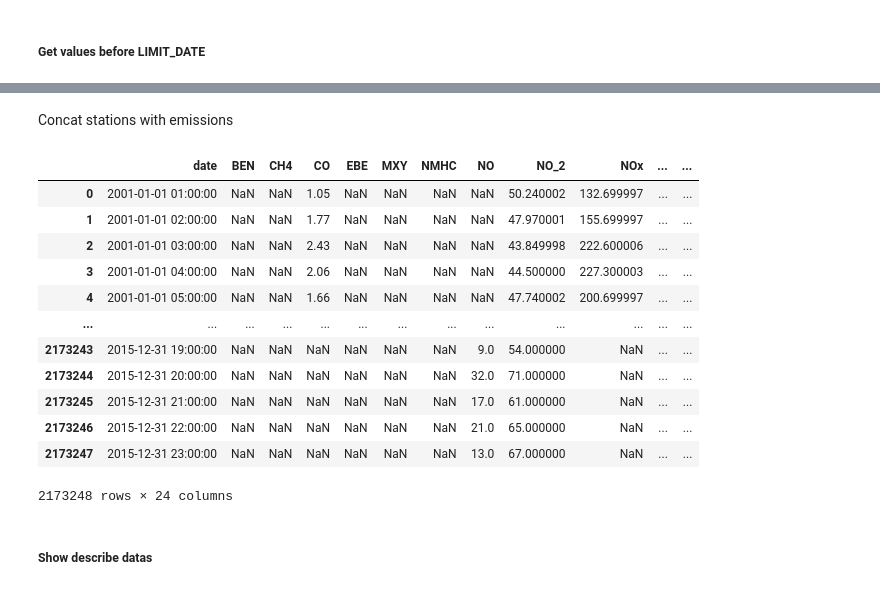
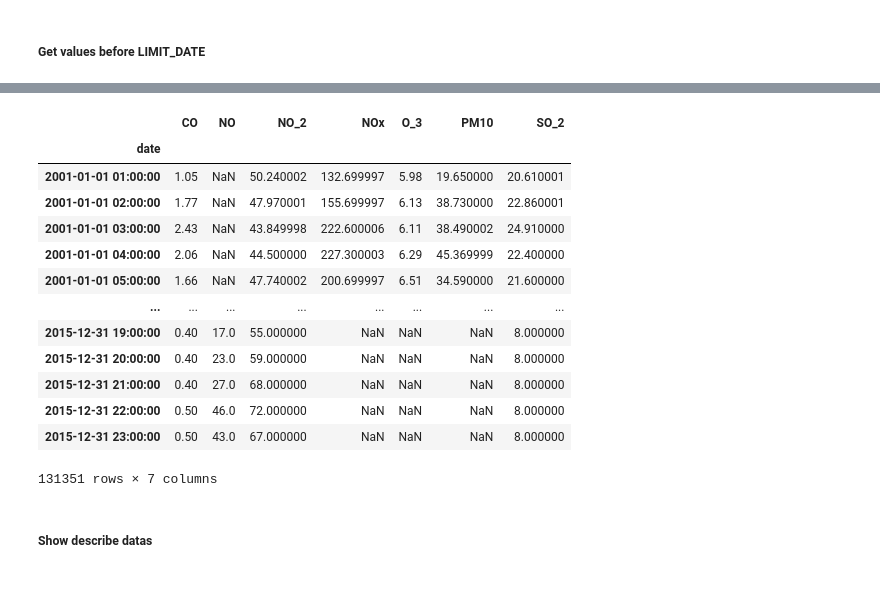
Before and after one commit to patricksferraz/aqw-madrid-data-analysis, a Jupyter notebook: analytics.ipynb, the cells around one changed output, grey strips where cells are left out. Cells and saved outputs as stored; diff of their text form; code cells hidden in the pictures.

```diff
--- a/analytics.ipynb
+++ b/analytics.ipynb
@@ -291,21 +262,19 @@ emissions
-# %% [markdown]
-Concat stations with emissions
-# %%
-dfmaq = pd.merge(left=emissions, right=stations, how="left", left_on='id', right_on='id')
-dfmaq
-# %% [output]
-|  | date | BEN | CH4 | CO | EBE | MXY | NMHC | NO | NO_2 | NOx | ... | ... |
-| 0 | 2001-01-01 01:00:00 | NaN | NaN | 1.05 | NaN | NaN | NaN | NaN | 50.240002 | 132.699997 | ... | ... |
-| 1 | 2001-01-01 02:00:00 | NaN | NaN | 1.77 | NaN | NaN | NaN | NaN | 47.970001 | 155.699997 | ... | ... |
-| 2 | 2001-01-01 03:00:00 | NaN | NaN | 2.43 | NaN | NaN | NaN | NaN | 43.849998 | 222.600006 | ... | ... |
-| 3 | 2001-01-01 04:00:00 | NaN | NaN | 2.06 | NaN | NaN | NaN | NaN | 44.500000 | 227.300003 | ... | ... |
-| 4 | 2001-01-01 05:00:00 | NaN | NaN | 1.66 | NaN | NaN | NaN | NaN | 47.740002 | 200.699997 | ... | ... |
-| ... | ... | ... | ... | ... | ... | ... | ... | ... | ... | ... | ... | ... |
-| 2173243 | 2015-12-31 19:00:00 | NaN | NaN | NaN | NaN | NaN | NaN | 9.0 | 54.000000 | NaN | ... | ... |
-| 2173244 | 2015-12-31 20:00:00 | NaN | NaN | NaN | NaN | NaN | NaN | 32.0 | 71.000000 | NaN | ... | ... |
-| 2173245 | 2015-12-31 21:00:00 | NaN | NaN | NaN | NaN | NaN | NaN | 17.0 | 61.000000 | NaN | ... | ... |
-| 2173246 | 2015-12-31 22:00:00 | NaN | NaN | NaN | NaN | NaN | NaN | 21.0 | 65.000000 | NaN | ... | ... |
-| 2173247 | 2015-12-31 23:00:00 | NaN | NaN | NaN | NaN | NaN | NaN | 13.0 | 67.000000 | NaN | ... | ... |
-2173248 rows × 24 columns
+# %%
+emissions[28079004]
+# %% [output]
+|  | CO | NO | NO_2 | NOx | O_3 | PM10 | SO_2 |
+| date |  |  |  |  |  |  |  |
+| 2001-01-01 01:00:00 | 1.05 | NaN | 50.240002 | 132.699997 | 5.98 | 19.650000 | 20.610001 |
+| 2001-01-01 02:00:00 | 1.77 | NaN | 47.970001 | 155.699997 | 6.13 | 38.730000 | 22.860001 |
+| 2001-01-01 03:00:00 | 2.43 | NaN | 43.849998 | 222.600006 | 6.11 | 38.490002 | 24.910000 |
+| 2001-01-01 04:00:00 | 2.06 | NaN | 44.500000 | 227.300003 | 6.29 | 45.369999 | 22.400000 |
+| 2001-01-01 05:00:00 | 1.66 | NaN | 47.740002 | 200.699997 | 6.51 | 34.590000 | 21.600000 |
+| ... | ... | ... | ... | ... | ... | ... | ... |
+| 2015-12-31 19:00:00 | 0.40 | 17.0 | 55.000000 | NaN | NaN | NaN | 8.000000 |
+| 2015-12-31 20:00:00 | 0.40 | 23.0 | 59.000000 | NaN | NaN | NaN | 8.000000 |
+| 2015-12-31 21:00:00 | 0.40 | 27.0 | 68.000000 | NaN | NaN | NaN | 8.000000 |
+| 2015-12-31 22:00:00 | 0.50 | 46.0 | 72.000000 | NaN | NaN | NaN | 8.000000 |
+| 2015-12-31 23:00:00 | 0.50 | 43.0 | 67.000000 | NaN | NaN | NaN | 8.000000 |
+131351 rows × 7 columns
 # %% [markdown]
 ##### Show describe datas
```
Also changed, not shown: parts of 14 cells of this notebook.
